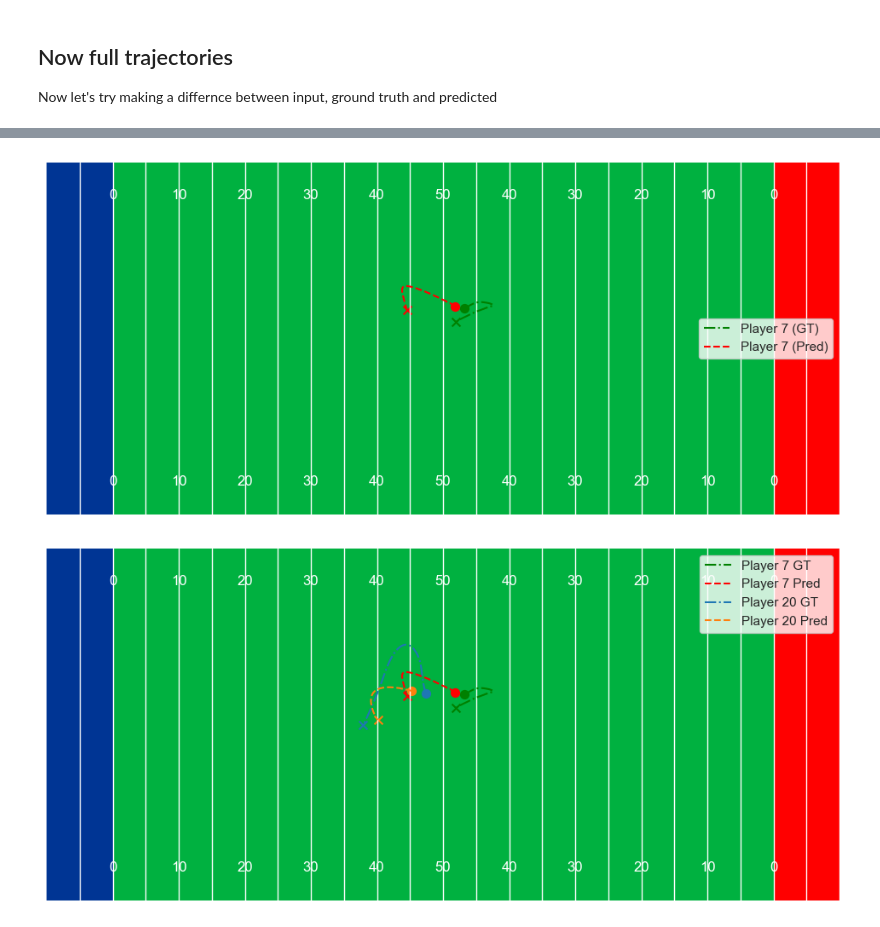
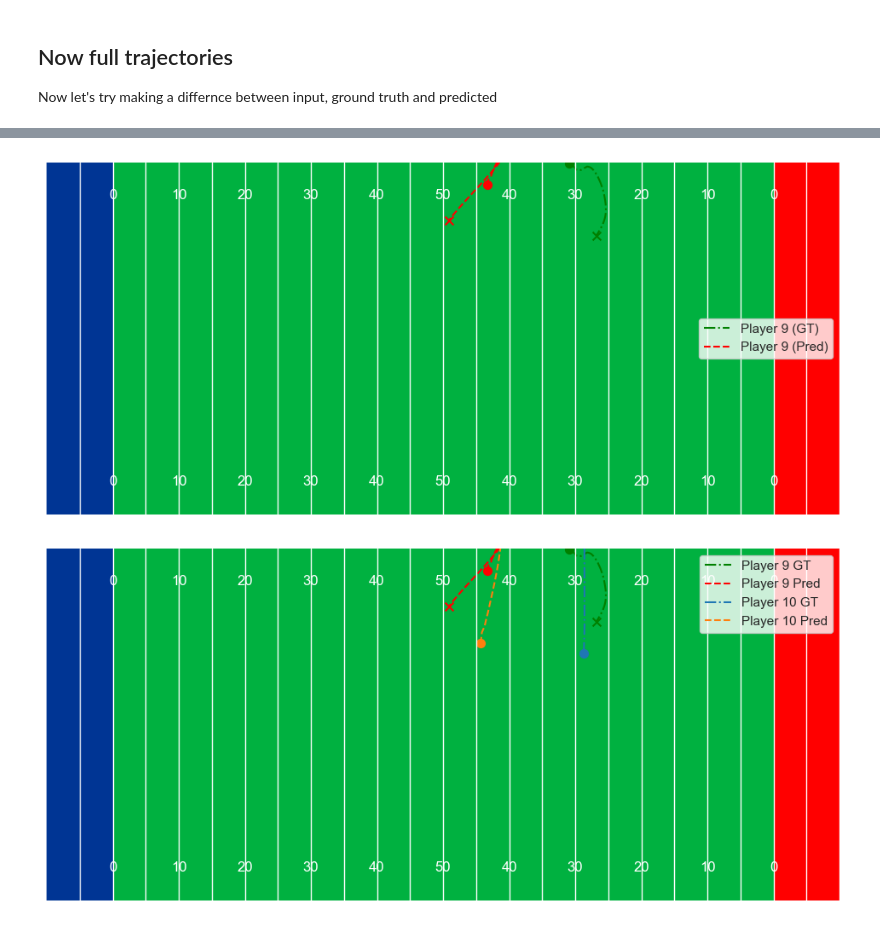
Before and after one commit to pholmes116/NFL-player-trajectories-public, a Jupyter notebook: code/test_custom_visualizer.ipynb, the cells around one changed output, grey strips where cells are left out. Drawn from its saved outputs; the diff is of its cells as text; code cells hidden in the pictures.

```diff
--- a/code/test_custom_visualizer.ipynb
+++ b/code/test_custom_visualizer.ipynb
@@ -599,7 +559,7 @@ Predicted sequence shape: (1, 77, 46)
 import matplotlib.pyplot as plt
 
 # 1️⃣ Select which player (0–22) to visualize
-player_idx = 7  # change this to any player index
+player_idx = 9  # change this to any player index
 
 # 2️⃣ Slice out that player’s (x,y) from ground truth and prediction
 #    subsequent_X: true future frames tensor, shape (1, T, 46)
@@ -636,7 +596,7 @@ custom_visualizer.plot_player_trajectory(
 
 plt.show()
 # %% [output]
-[figure, old version]
+[figure, new version]
 # %%
 # ╔════════════════════════════════════════════════════╗
 # ║ 26. Slice & Plot Multiple Player Trajectories    ║
@@ -645,7 +605,7 @@ plt.show()
 import matplotlib.pyplot as plt
 
 # 1️⃣ Specify which players to visualize (0–22)
-player_indices = [7, 20]  # change these as needed
+player_indices = [9, 10]  # change these as needed
 
 # 2️⃣ Define contrasting color pairs for each player: (GT_color, Pred_color)
 color_pairs = [
@@ -666,31 +626,31 @@ for (player_idx, (gt_color, pred_color)) in zip(player_indices, color_pairs):
     # descale to real field units
     gt_coords   = custom_visualizer.descale_trajectory(gt_player[0])
     pred_coords = custom_visualizer.descale_trajectory(pred_player[0])
 
     # ground-truth path (dash-dot), with start/end markers
     custom_visualizer.plot_player_trajectory(
         gt_coords,
         ax=ax,
         traj_label=f"Player {player_idx} GT",
         traj_color=gt_color,
         linestyle='-.',
         show_markers=True,
         marker_size=50
     )
 
     # predicted path (dashed), with start/end markers
     custom_visualizer.plot_player_trajectory(
         pred_coords,
         ax=ax,
         traj_label=f"Player {player_idx} Pred",
         traj_color=pred_color,
         linestyle='--',
         show_markers=True,
         marker_size=50
     )
 
 # 5️⃣ Finalize and show legend
 plt.legend(loc='upper right')
 plt.show()
 # %% [output]
-[figure, old version]
+[figure, new version]
```
Also changed, not shown: parts of 23 cells of this notebook.
